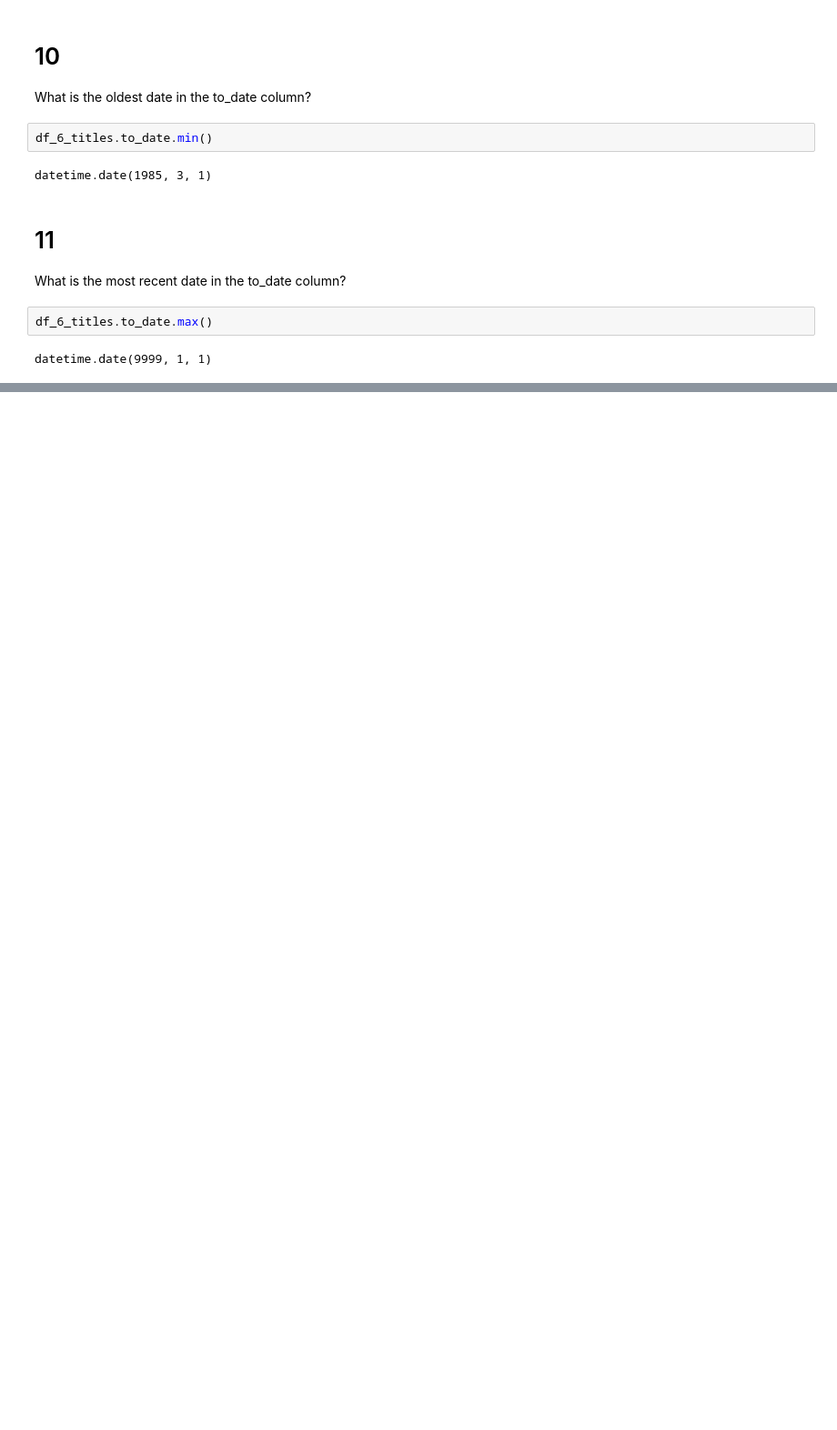
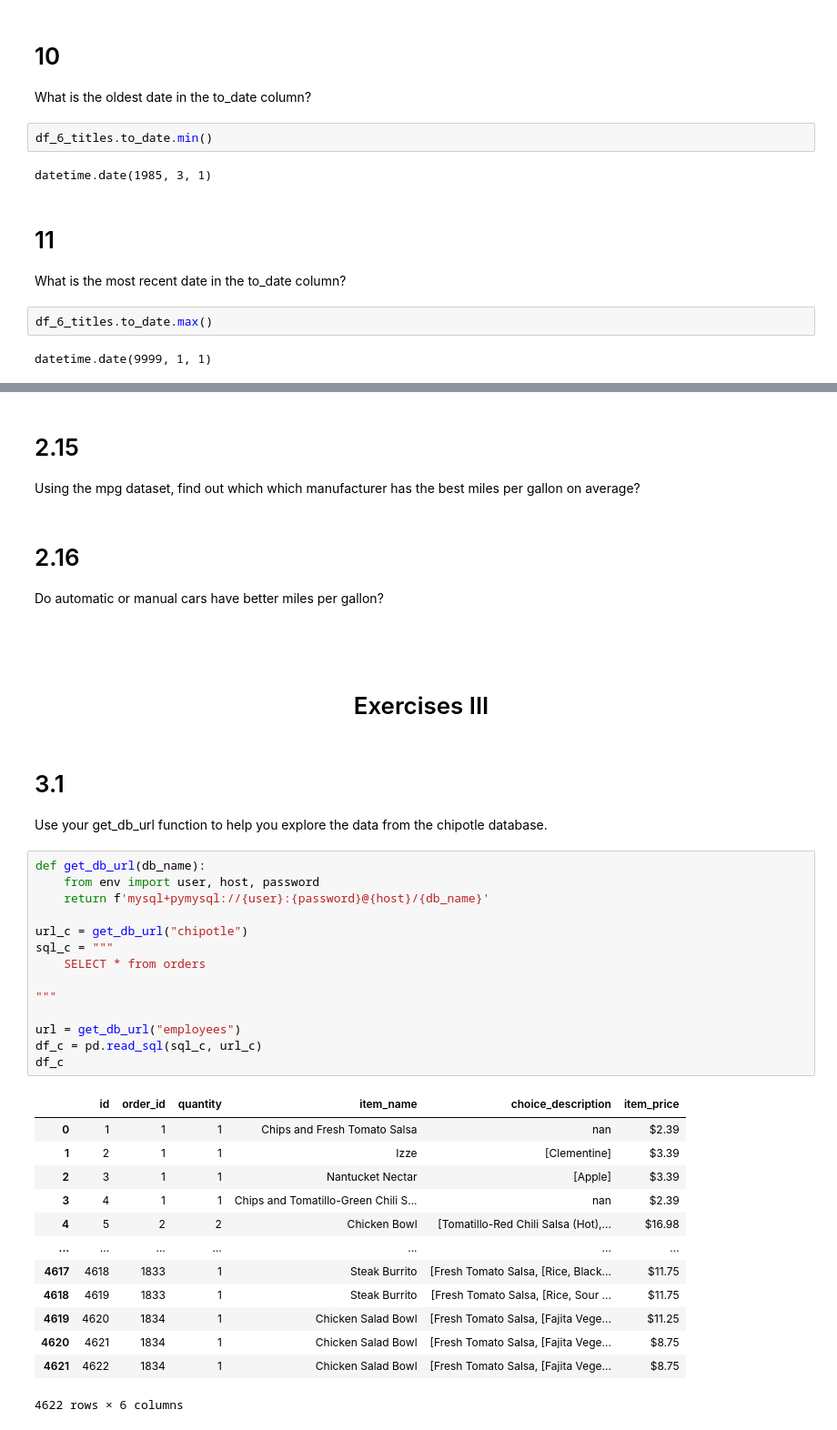
Before and after one commit to VelasquezAlejandro044/numpy-pandas-visualization-exercises, a Jupyter notebook: advanced_dataframes.ipynb, the cells around one changed output, grey strips where cells are left out. Shown: that part at 91% size. Saved outputs shown, nothing was run; the diff lists cells and outputs as text; blank space fills up the shorter version.

```diff
--- a/advanced_dataframes.ipynb
+++ b/advanced_dataframes.ipynb
@@ -147,0 +370,41 @@ datetime.date(9999, 1, 1)
+# %% [markdown]
+#  2.15
+Using the mpg dataset, find out which which manufacturer has the best miles per gallon on average?
+# %% [markdown]
+# 2.16
+Do automatic or manual cars have better miles per gallon?
+# %% [markdown]
+#
+# %% [markdown]
+ #  <center>Exercises III</center></h1>
+# %% [markdown]
+# 3.1
+Use your get_db_url function to help you explore the data from the chipotle database.
+# %%
+def get_db_url(db_name):
+    from env import user, host, password
+    return f'mysql+pymysql://{user}:{password}@{host}/{db_name}'
+
+url_c = get_db_url("chipotle")
+sql_c = """
+    SELECT * from orders
+
+"""
+
+url = get_db_url("employees")
+df_c = pd.read_sql(sql_c, url_c)
+df_c
+# %% [output]
+|  | id | order_id | quantity | item_name | choice_description | item_price |
+| 0 | 1 | 1 | 1 | Chips and Fresh Tomato Salsa | nan | $2.39 |
+| 1 | 2 | 1 | 1 | Izze | [Clementine] | $3.39 |
+| 2 | 3 | 1 | 1 | Nantucket Nectar | [Apple] | $3.39 |
+| 3 | 4 | 1 | 1 | Chips and Tomatillo-Green Chili S... | nan | $2.39 |
+| 4 | 5 | 2 | 2 | Chicken Bowl | [Tomatillo-Red Chili Salsa (Hot),... | $16.98 |
+| ... | ... | ... | ... | ... | ... | ... |
+| 4617 | 4618 | 1833 | 1 | Steak Burrito | [Fresh Tomato Salsa, [Rice, Black... | $11.75 |
+| 4618 | 4619 | 1833 | 1 | Steak Burrito | [Fresh Tomato Salsa, [Rice, Sour ... | $11.75 |
+| 4619 | 4620 | 1834 | 1 | Chicken Salad Bowl | [Fresh Tomato Salsa, [Fajita Vege... | $11.25 |
+| 4620 | 4621 | 1834 | 1 | Chicken Salad Bowl | [Fresh Tomato Salsa, [Fajita Vege... | $8.75 |
+| 4621 | 4622 | 1834 | 1 | Chicken Salad Bowl | [Fresh Tomato Salsa, [Fajita Vege... | $8.75 |
+4622 rows × 6 columns
```
Also changed, not shown: parts of 40 cells of this notebook, 2 other files.
